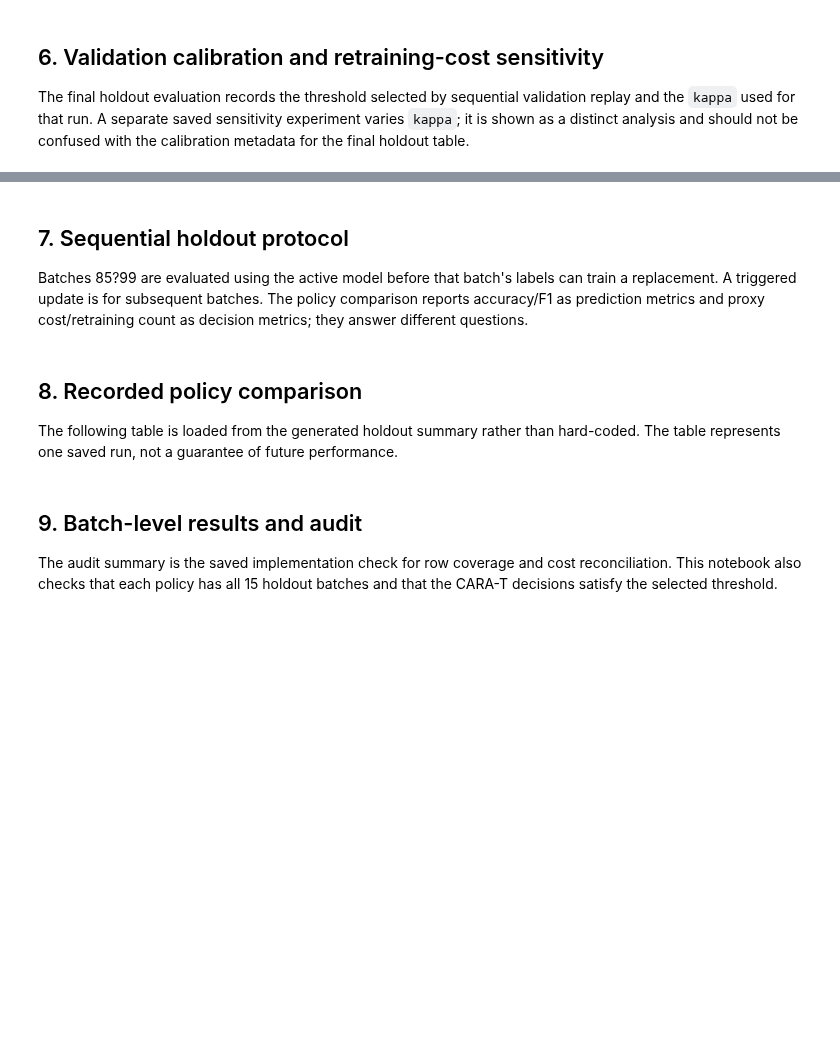
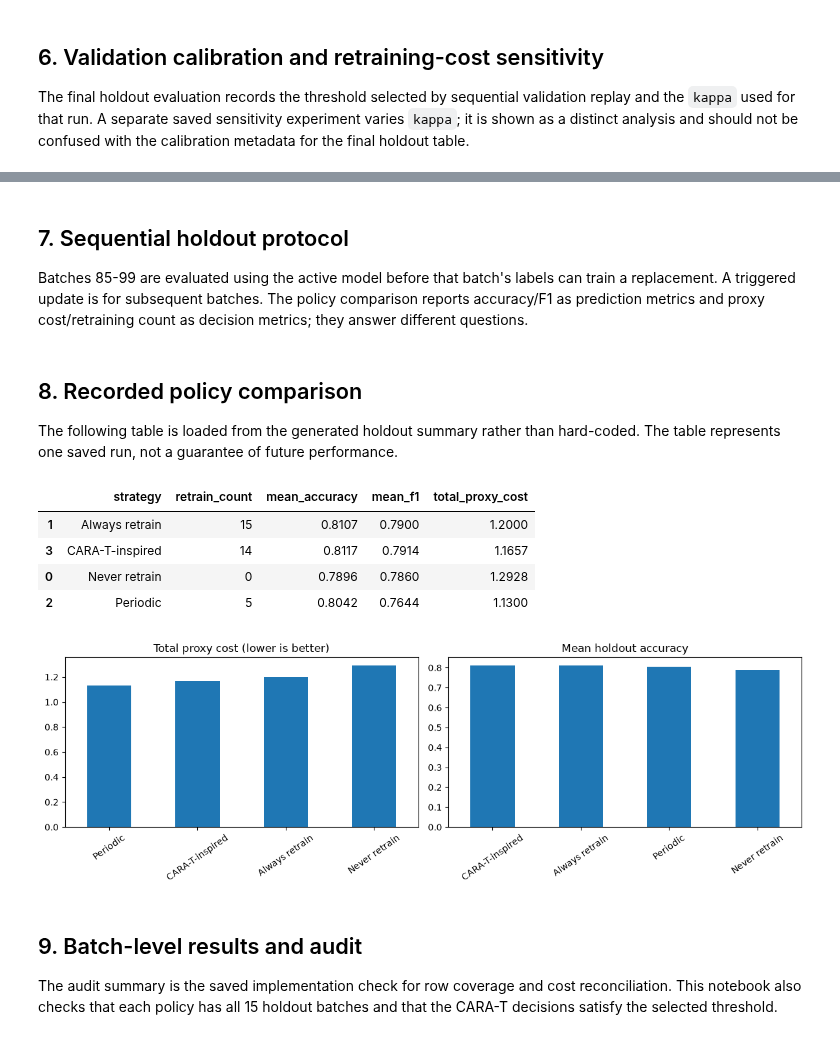
Before and after one commit to Chinthala-Teja/MLOPs-Automated-Retraining, a Jupyter notebook: Electricity_CARA_T.ipynb, the cells around one changed output, grey strips where cells are left out. Saved outputs shown, nothing was run; the diff lists cells and outputs as text; code cells hidden in the pictures; blank space fills up the shorter version.

```diff
--- a/Electricity_CARA_T.ipynb
+++ b/Electricity_CARA_T.ipynb
@@ -164,7 +220,7 @@ plt.show()
 # %% [markdown]
 ## 7. Sequential holdout protocol
 
-Batches 85?99 are evaluated using the active model before that batch's labels can train a replacement. A triggered update is for subsequent batches. The policy comparison reports accuracy/F1 as prediction metrics and proxy cost/retraining count as decision metrics; they answer different questions.
+Batches 85-99 are evaluated using the active model before that batch's labels can train a replacement. A triggered update is for subsequent batches. The policy comparison reports accuracy/F1 as prediction metrics and proxy cost/retraining count as decision metrics; they answer different questions.
 # %% [markdown]
 ## 8. Recorded policy comparison
 
@@ -172,27 +228,34 @@ The following table is loaded from the generated holdout summary rather than har
 # %%
 summary_path = HOLDOUT_DIR / "test_strategy_summary.csv"
 batch_results_path = HOLDOUT_DIR / "test_batch_results.csv"
 if not summary_path.is_file() or not batch_results_path.is_file():
     raise FileNotFoundError("Saved holdout summary or batch results are missing; run the evaluation first.")
 
 summary = pd.read_csv(summary_path)
 batch_results = pd.read_csv(batch_results_path)
 expected_strategies = {"Never retrain", "Always retrain", "Periodic", "CARA-T-inspired"}
 if set(summary["strategy"]) != expected_strategies:
     raise ValueError(f"Unexpected strategy set in saved summary: {summary['strategy'].tolist()}")
 if not batch_results.groupby("strategy")["batch_id"].nunique().eq(15).all():
-    raise ValueError("Every Electricity strategy must cover holdout batches 85?99.")
+    raise ValueError("Every Electricity strategy must cover holdout batches 85-99.")
 
 display(summary[["strategy", "retrain_count", "mean_accuracy", "mean_f1", "total_proxy_cost"]].sort_values("strategy").round(4))
 
 fig, axes = plt.subplots(1, 2, figsize=(12, 4))
 summary.sort_values("total_proxy_cost").plot.bar(x="strategy", y="total_proxy_cost", ax=axes[0], legend=False, title="Total proxy cost (lower is better)")
 summary.sort_values("mean_accuracy", ascending=False).plot.bar(x="strategy", y="mean_accuracy", ax=axes[1], legend=False, title="Mean holdout accuracy")
 for ax in axes:
     ax.tick_params(axis="x", rotation=35)
     ax.set_xlabel("")
 plt.tight_layout()
 plt.show()
+# %% [output]
+|  | strategy | retrain_count | mean_accuracy | mean_f1 | total_proxy_cost |
+| 1 | Always retrain | 15 | 0.8107 | 0.7900 | 1.2000 |
+| 3 | CARA-T-inspired | 14 | 0.8117 | 0.7914 | 1.1657 |
+| 0 | Never retrain | 0 | 0.7896 | 0.7860 | 1.2928 |
+| 2 | Periodic | 5 | 0.8042 | 0.7644 | 1.1300 |
+[figure, added]
 # %% [markdown]
 ## 9. Batch-level results and audit
 
```
Also changed, not shown: parts of 12 cells of this notebook, 1 other file.
